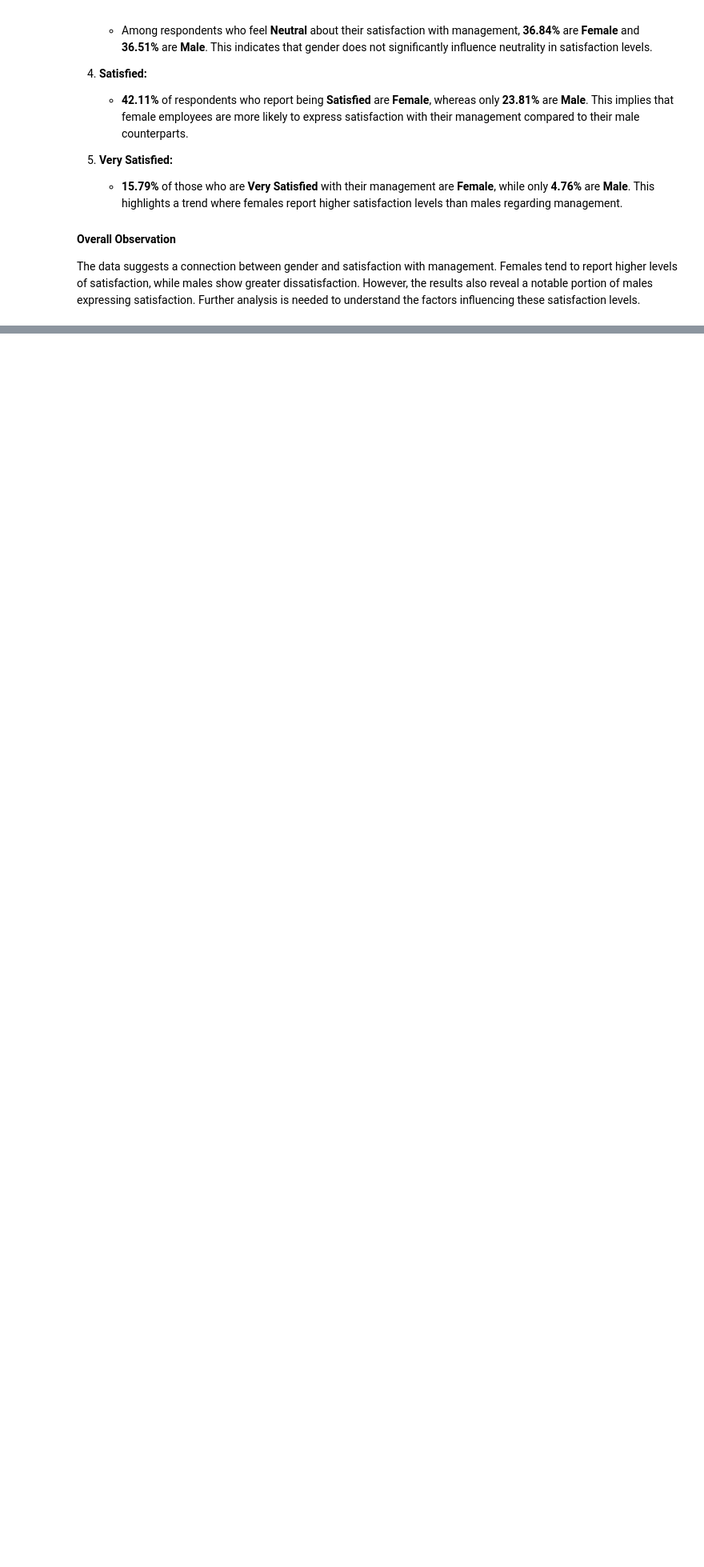
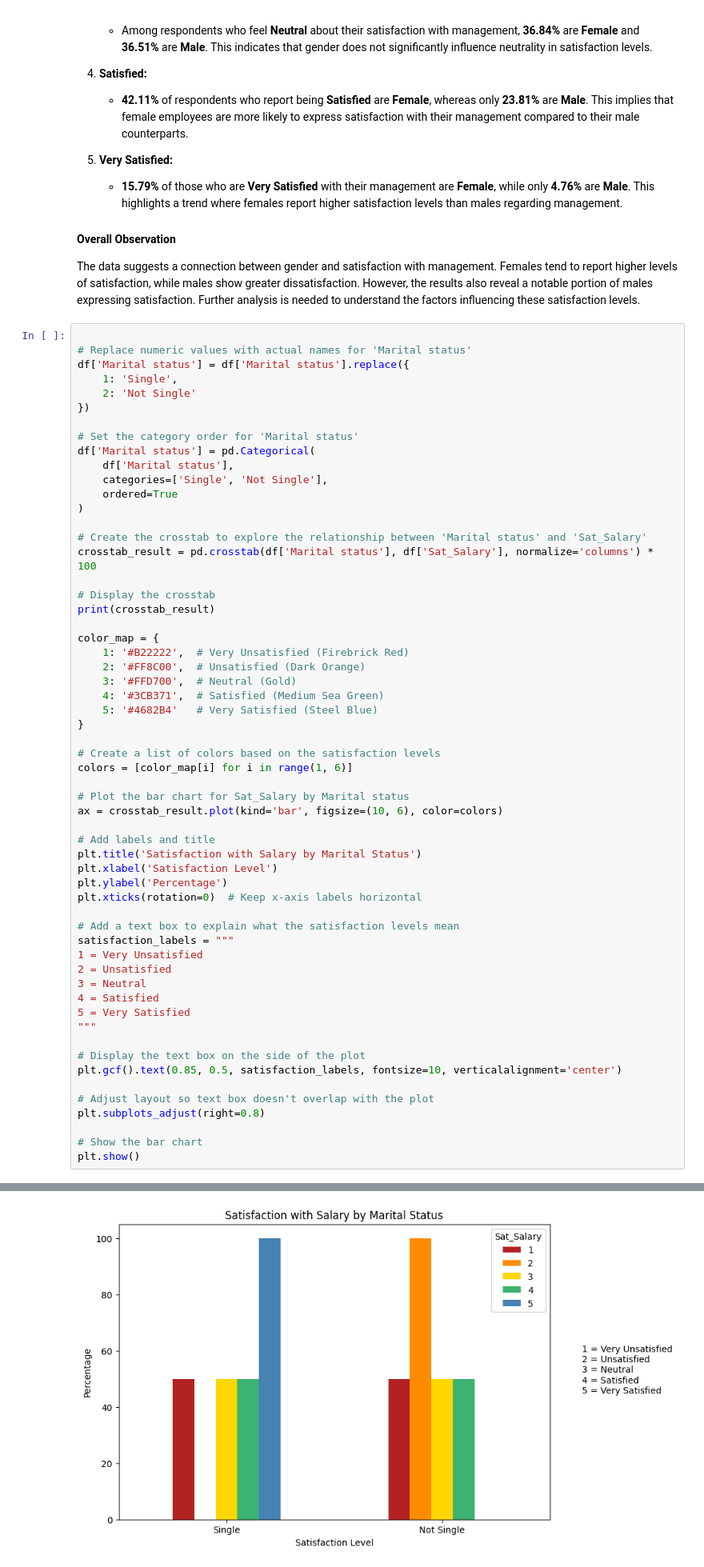
Before and after one commit to yayomithakshila/Data-Processing-with-Python-Project, a Jupyter notebook: Analyzing_WorkPlaceSatisfactionSurveyData.ipynb, the cells around one changed output, grey strips where cells are left out. Shown: that part at 80% size. Saved outputs shown, nothing was run; the diff lists cells and outputs as text; blank space fills up the shorter version.

```diff
--- a/Analyzing_WorkPlaceSatisfactionSurveyData.ipynb
+++ b/Analyzing_WorkPlaceSatisfactionSurveyData.ipynb
@@ -560,3 +560,62 @@ Very Satisfied    15.789474   4.761905
 
 #### Overall Observation
 The data suggests a connection between gender and satisfaction with management. Females tend to report higher levels of satisfaction, while males show greater dissatisfaction. However, the results also reveal a notable portion of males expressing satisfaction. Further analysis is needed to understand the factors influencing these satisfaction levels.
+# %%
+
+# Replace numeric values with actual names for 'Marital status'
+df['Marital status'] = df['Marital status'].replace({
+    1: 'Single',
+    2: 'Not Single'
+})
+
+# Set the category order for 'Marital status'
+df['Marital status'] = pd.Categorical(
+    df['Marital status'],
+    categories=['Single', 'Not Single'],
+    ordered=True
+)
+
+# Create the crosstab to explore the relationship between 'Marital status' and 'Sat_Salary'
+crosstab_result = pd.crosstab(df['Marital status'], df['Sat_Salary'], normalize='columns') * 100
+
+# Display the crosstab
+print(crosstab_result)
+
+color_map = {
+    1: '#B22222',  # Very Unsatisfied (Firebrick Red)
+    2: '#FF8C00',  # Unsatisfied (Dark Orange)
+    3: '#FFD700',  # Neutral (Gold)
+    4: '#3CB371',  # Satisfied (Medium Sea Green)
+    5: '#4682B4'   # Very Satisfied (Steel Blue)
+}
+
+# Create a list of colors based on the satisfaction levels
+colors = [color_map[i] for i in range(1, 6)]
+
+# Plot the bar chart for Sat_Salary by Marital status
+ax = crosstab_result.plot(kind='bar', figsize=(10, 6), color=colors)
+
+# Add labels and title
+plt.title('Satisfaction with Salary by Marital Status')
+plt.xlabel('Satisfaction Level')
+plt.ylabel('Percentage')
+plt.xticks(rotation=0)  # Keep x-axis labels horizontal
+
+# Add a text box to explain what the satisfaction levels mean
+satisfaction_labels = """
+1 = Very Unsatisfied
+2 = Unsatisfied
+3 = Neutral
+4 = Satisfied
+5 = Very Satisfied
+"""
+
+# Display the text box on the side of the plot
+plt.gcf().text(0.85, 0.5, satisfaction_labels, fontsize=10, verticalalignment='center')
+
+# Adjust layout so text box doesn't overlap with the plot
+plt.subplots_adjust(right=0.8)
+
+# Show the bar chart
+plt.show()
+# %% [output]
@@ -562,0 +626 @@ The data suggests a connection between gender and satisfaction with management.
+[figure, added]
```
Also changed, not shown: parts of 1 cell of this notebook.
